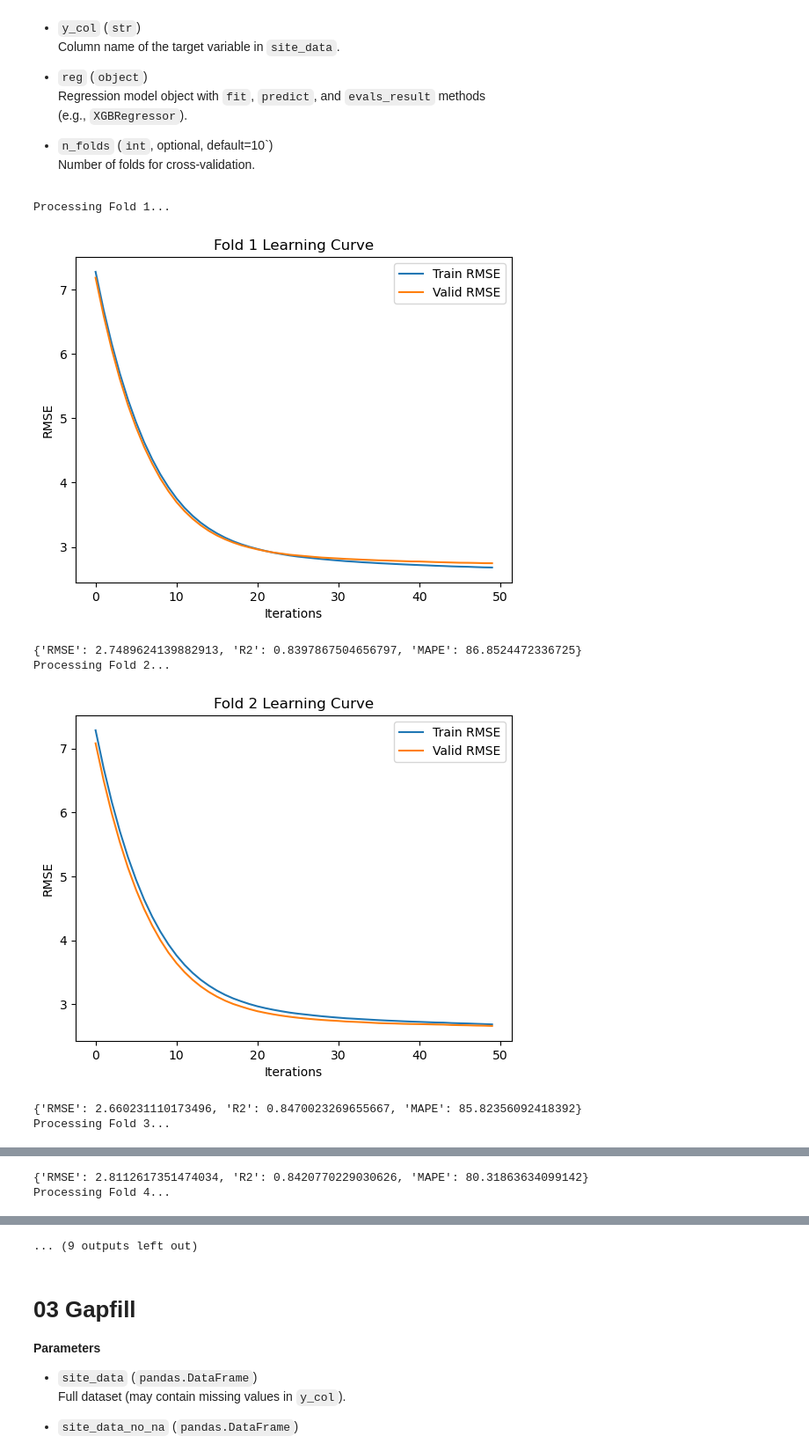
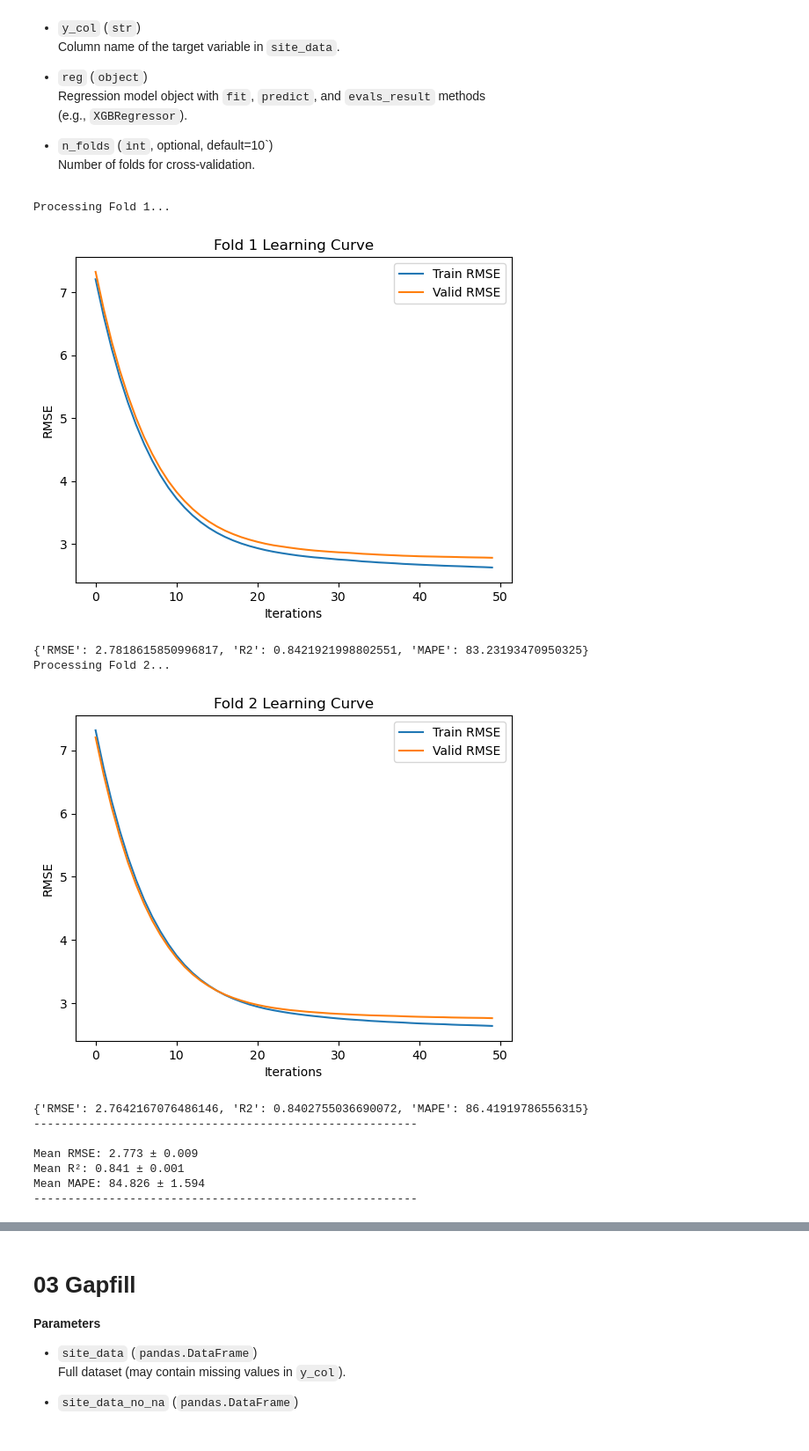
Before and after one commit to YujieLiu666/NEON_gapfill_test, a Jupyter notebook: workflow_XGB.ipynb, the cells around one changed output, grey strips where cells are left out. Shown at 88% size. Drawn from its saved outputs; the diff is of its cells as text; code cells hidden in the pictures.

```diff
--- a/workflow_XGB.ipynb
+++ b/workflow_XGB.ipynb
@@ -16,7 +47,7 @@ Current working directory:  f:\NEON_gapfill
 # %%
 sitename = "BART_NEON"
 site_data_dir = Path(f"F:/NEON_gapfill/") # local working directory
-site_data_dir = Path("/home/jovyan") # binder working directory
+# site_data_dir = Path("/home/jovyan") # binder working directory
 model_dir = site_data_dir / "XGB_models"
 model_dir.mkdir(exist_ok=True)
 # %% [markdown]
@@ -95,12 +126,18 @@ XGBRegressor(base_score=None, booster='gbtree', callbacks=None,
 - `n_folds` (`int`, optional, default=10`)
   Number of folds for cross-validation.
 # %%
-check_model_performance(site_data, predictors, y_col, reg, n_folds=10)
+# n_folds = 10 is recommended, but let us just use n_folds = 2 for the tutorial for demonstration
+check_model_performance(site_data, predictors, y_col, reg, n_folds= 2)
 # %% [output]
 Processing Fold 1...
-[figure, old version]
+[figure, new version]
-{'RMSE': 2.7489624139882913, 'R2': 0.8397867504656797, 'MAPE': 86.8524472336725}
+{'RMSE': 2.7818615850996817, 'R2': 0.8421921998802551, 'MAPE': 83.23193470950325}
 Processing Fold 2...
-[figure, old version]
+[figure, new version]
-{'RMSE': 2.660231110173496, 'R2': 0.8470023269655667, 'MAPE': 85.82356092418392}
-Processing Fold 3...
+{'RMSE': 2.7642167076486146, 'R2': 0.8402755036690072, 'MAPE': 86.41919786556315}
+--------------------------------------------------------
+
+Mean RMSE: 2.773 ± 0.009
+Mean R²: 0.841 ± 0.001
+Mean MAPE: 84.826 ± 1.594
+--------------------------------------------------------
@@ -108,2 +143,0 @@ Processing Fold 3...
-{'RMSE': 2.8112617351474034, 'R2': 0.8420770229030626, 'MAPE': 80.31863634099142}
-Processing Fold 4...
@@ -117,4 +144,3 @@ Processing Fold 6...
-... (9 outputs left out)
 # %% [markdown]
 # 03 Gapfill
 **Parameters**
```
Also changed, not shown: parts of 2 cells of this notebook, 1 other file.
